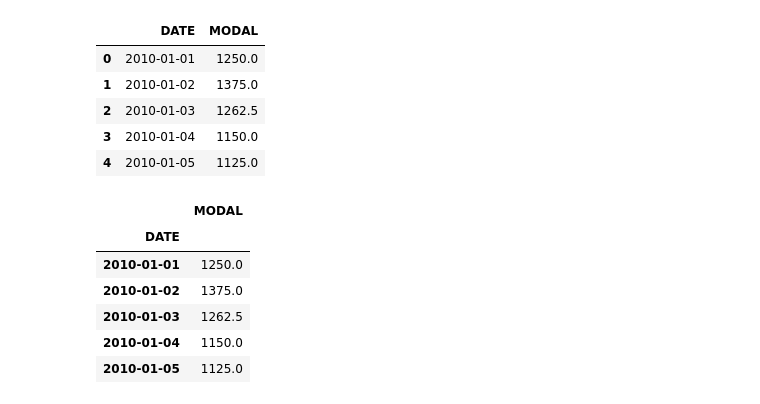
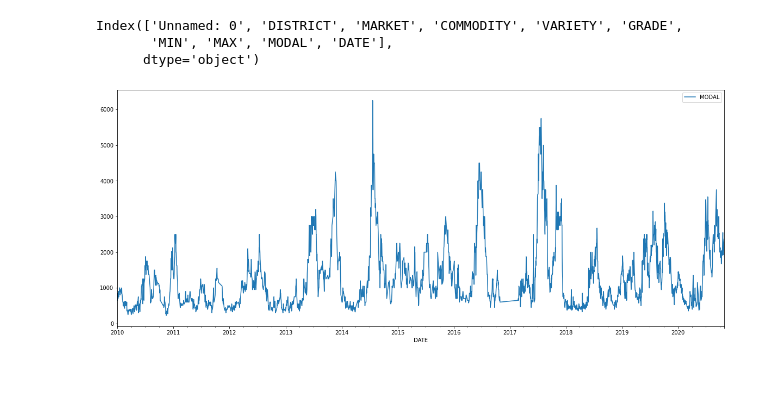
Before and after one commit to siramk/DS250_PROJECT_VEGETABLE_PRICE_ANALYSIS, a Jupyter notebook: Outlier analysis.ipynb, the cells around one changed output. Cells and saved outputs as stored; diff of their text form; code cells hidden in the pictures; blank space fills up the shorter version.

```diff
--- a/Outlier analysis.ipynb
+++ b/Outlier analysis.ipynb
@@ -6,11 +14,9 @@ from datetime import datetime
 # %%
-df = pd.read_csv('index_onion_data.csv')
-df.head()
+VEGETABLE = 'tomato'
+df = pd.read_csv(VEGETABLE+'.csv')
+df.columns
 # %% [output]
-|  | DATE | MODAL |
-| 0 | 2010-01-01 | 1250.0 |
-| 1 | 2010-01-02 | 1375.0 |
-| 2 | 2010-01-03 | 1262.5 |
-| 3 | 2010-01-04 | 1150.0 |
-| 4 | 2010-01-05 | 1125.0 |
+Index(['Unnamed: 0', 'DISTRICT', 'MARKET', 'COMMODITY', 'VARIETY', 'GRADE',
+       'MIN', 'MAX', 'MODAL', 'DATE'],
+      dtype='object')
 # %%
@@ -19,10 +29,8 @@ df = df.set_index("DATE")
-# %%
-df.head()
-# %% [output]
-|  | MODAL |
-| DATE |  |
-| 2010-01-01 | 1250.0 |
-| 2010-01-02 | 1375.0 |
-| 2010-01-03 | 1262.5 |
-| 2010-01-04 | 1150.0 |
-| 2010-01-05 | 1125.0 |
+# %%
+df = df.dropna()
+df = df.resample('1D').interpolate(method= "linear")
+fig, axes = plt.subplots(figsize=(20,8))
+df.plot(ax= axes)
+plt.show()
+# %% [output]
+[figure, added]
```
Also changed, not shown: parts of 11 cells of this notebook, 19 other files.
